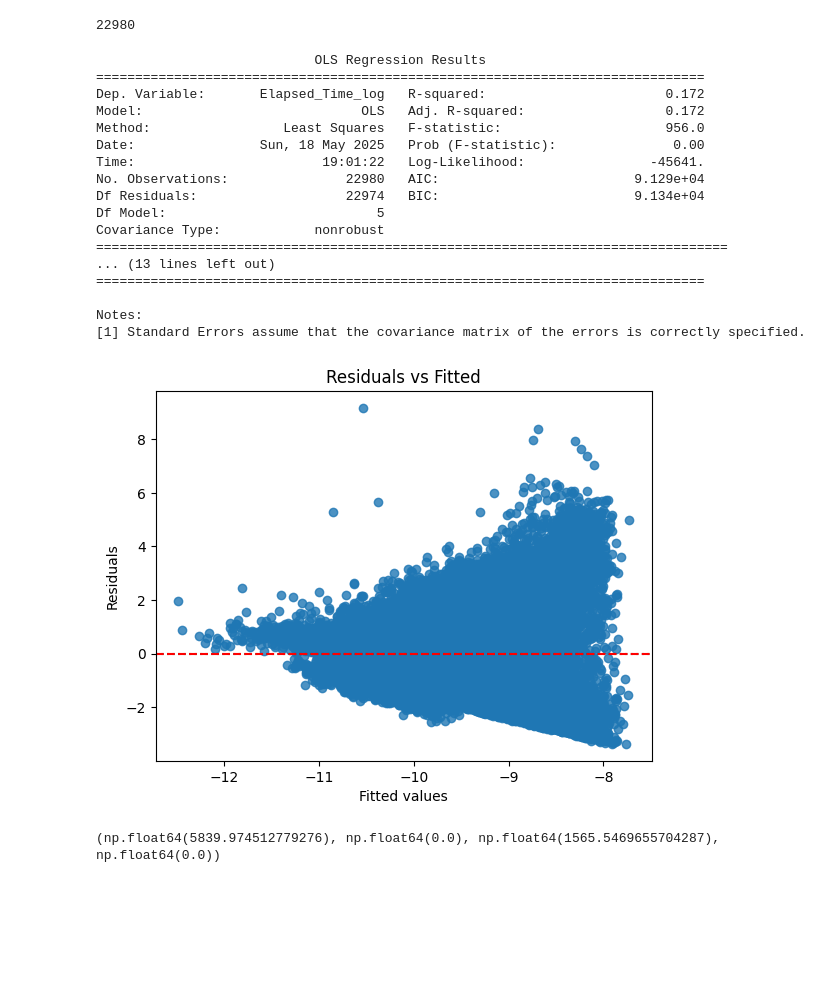
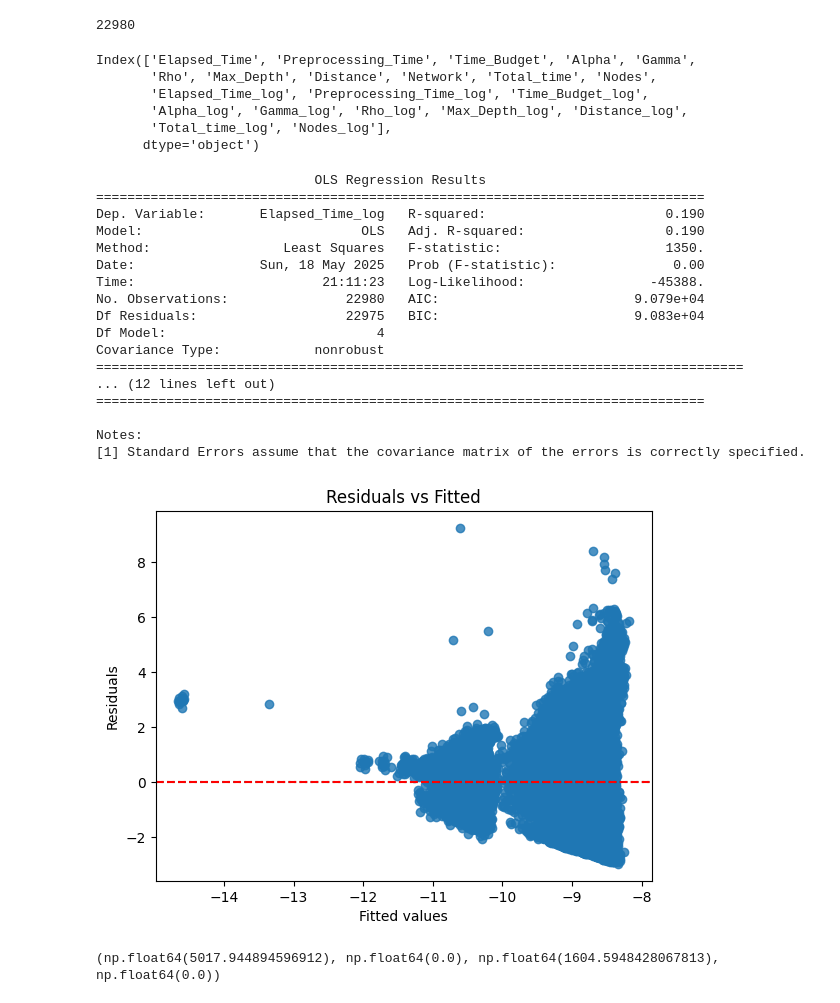
Before and after one commit to EstebanLeiva/PA-Experiments, a Jupyter notebook: plotting/plot.ipynb, the cells around one changed output. Drawn from its saved outputs; the diff is of its cells as text; code cells hidden in the pictures; blank space fills up the shorter version.

```diff
--- a/plotting/plot.ipynb
+++ b/plotting/plot.ipynb
@@ -586,26 +586,24 @@ len(regression)
 # %%
 df = regression.copy()
 nodes = {
-    'SY': 75379,
-    'CS': 2950,
-    'CR': 39018
+    'SY': 33113,
+    'CS': 933,
+    'CR': 12982
 }
-# these are arcs
-
+df['Total_time'] = df['Elapsed_Time'] + df['Preprocessing_Time']
 for network in nodes.keys():
     df.loc[df['Network'] == network, 'Nodes'] = nodes[network]
 
 df_CS = df[df['Network'] == 'CS']
 df_CR = df[df['Network'] == 'CR']
 df_SY = df[df['Network'] == 'SY']
-df_CS = df_CS.drop(columns=['Network'])
-df_CR = df_CR.drop(columns=['Network'])
-df_SY = df_SY.drop(columns=['Network'])
 
 dfs = [df_CS, df_CR, df_SY]
 
 for i, df in enumerate(dfs):
     for col in df.columns:
+        if not pd.api.types.is_numeric_dtype(df[col]):
+            continue
         q1 = df[col].quantile(0.25)
         q3 = df[col].quantile(0.75)
         iqr = q3 - q1
@@ -615,53 +613,66 @@ for i, df in enumerate(dfs):
 
 for i, df in enumerate(dfs):
     for col in df.columns:
+        if not pd.api.types.is_numeric_dtype(df[col]):
+            continue
         df[col + '_log'] = np.log(df[col])
 
 df_all = pd.concat(dfs, ignore_index=True)
+df_all.columns
+# %% [output]
+Index(['Elapsed_Time', 'Preprocessing_Time', 'Time_Budget', 'Alpha', 'Gamma',
+       'Rho', 'Max_Depth', 'Distance', 'Network', 'Total_time', 'Nodes',
+       'Elapsed_Time_log', 'Preprocessing_Time_log', 'Time_Budget_log',
+       'Alpha_log', 'Gamma_log', 'Rho_log', 'Max_Depth_log', 'Distance_log',
+       'Total_time_log', 'Nodes_log'],
+      dtype='object')
 # %%
 # Matriz de diseño
-X = df_all[['Gamma_log', 'Alpha_log',
-       'Rho_log', 'Max_Depth_log', 'Distance_log']]
+X = df_all[['Time_Budget_log',
+       'Rho_log', 'Max_Depth_log', 'Nodes_log']]
 X = sm.add_constant(X)  # Agrega beta_0 (intercepto)
-y = df_all['Elapsed_Time_log']
+y = df_all['Elapsed_Time_log']  # Variable dependiente
+
+#add categorical
+
 
 # Regresión lineal
 model = sm.OLS(y, X).fit()
 print(model.summary())
 
 residuals = model.resid
 fitted_vals = model.fittedvalues
 
 # Plot residuals vs fitted values
 sns.residplot(x=fitted_vals, y=residuals)
 plt.axhline(0, color='red', linestyle='--')
 plt.title('Residuals vs Fitted')
 plt.xlabel('Fitted values')
 plt.ylabel('Residuals')
 plt.show()
 
 bp_test = het_breuschpagan(residuals, X)
 print(bp_test)
 # %% [output]
                             OLS Regression Results
 ==============================================================================
-Dep. Variable:       Elapsed_Time_log   R-squared:                       0.172
-Model:                            OLS   Adj. R-squared:                  0.172
-Method:                 Least Squares   F-statistic:                     956.0
+Dep. Variable:       Elapsed_Time_log   R-squared:                       0.190
+Model:                            OLS   Adj. R-squared:                  0.190
+Method:                 Least Squares   F-statistic:                     1350.
 Date:                Sun, 18 May 2025   Prob (F-statistic):               0.00
-Time:                        19:01:22   Log-Likelihood:                -45641.
-No. Observations:               22980   AIC:                         9.129e+04
-Df Residuals:                   22974   BIC:                         9.134e+04
-Df Model:                           5
+Time:                        21:11:23   Log-Likelihood:                -45388.
+No. Observations:               22980   AIC:                         9.079e+04
+Df Residuals:                   22975   BIC:                         9.083e+04
+Df Model:                           4
 Covariance Type:            nonrobust
-=================================================================================
-... (13 lines left out)
+===================================================================================
+... (12 lines left out)
 ==============================================================================
 
 Notes:
 [1] Standard Errors assume that the covariance matrix of the errors is correctly specified.
-[figure, old version]
+[figure, new version]
-(np.float64(5839.974512779276), np.float64(0.0), np.float64(1565.5469655704287), np.float64(0.0))
+(np.float64(5017.944894596912), np.float64(0.0), np.float64(1604.5948428067813), np.float64(0.0))
 # %%
 ols_resid = model.resid
 weights = 1 / (ols_resid ** 2 + 1e-6)
```
Also changed, not shown: parts of 4 cells of this notebook.
